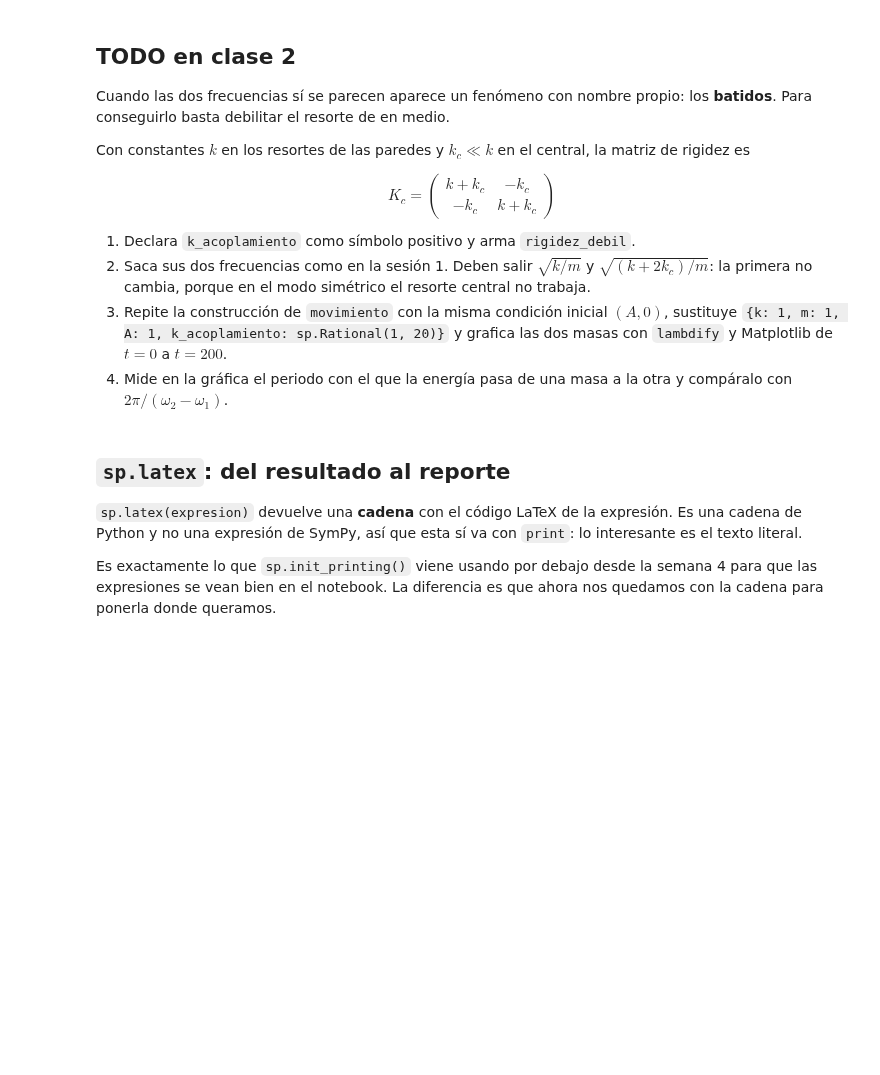
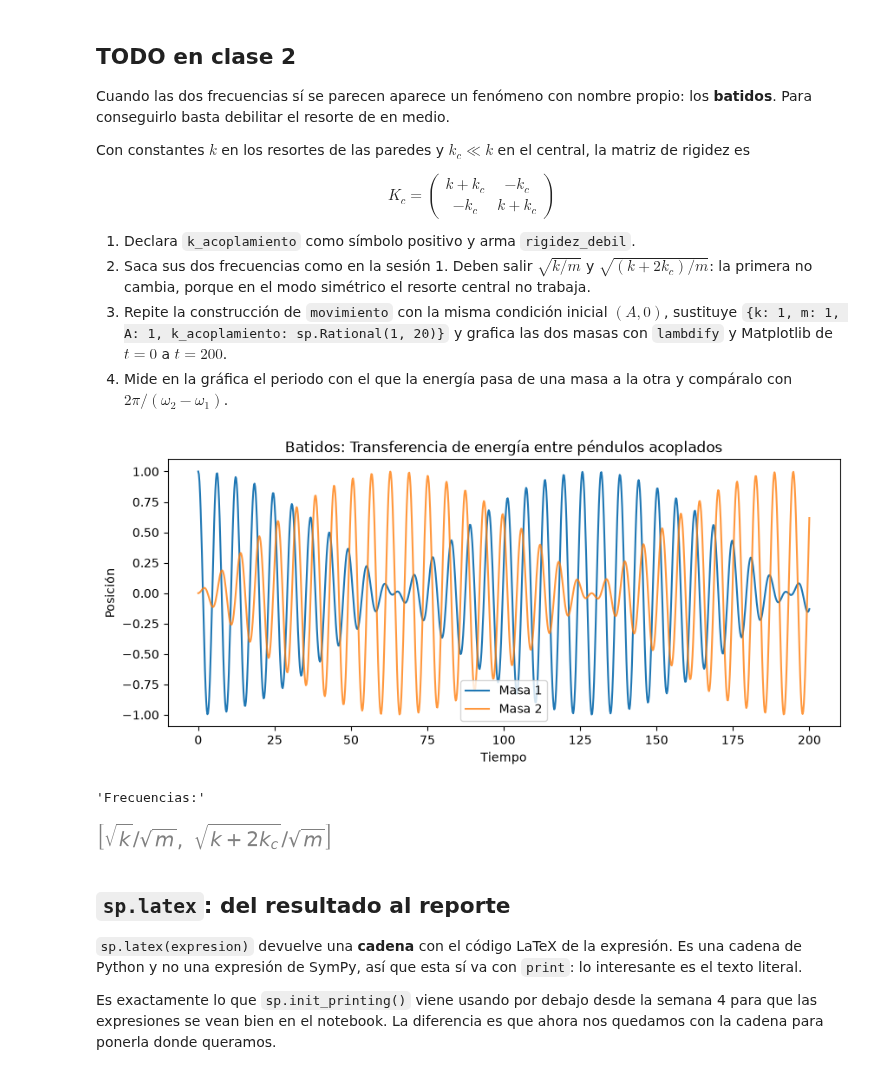
Before and after one commit to Eltiempo10/temas-selectos-fisica-computacional-1, a Jupyter notebook: semana-06/clase/semana-06-sesion-2-visualizacion-y-reportes.ipynb, the cells around one changed output. Saved outputs shown, nothing was run; the diff lists cells and outputs as text; code cells hidden in the pictures; blank space fills up the shorter version.

```diff
--- a/semana-06/clase/semana-06-sesion-2-visualizacion-y-reportes.ipynb
+++ b/semana-06/clase/semana-06-sesion-2-visualizacion-y-reportes.ipynb
@@ -257,12 +294,54 @@ $$K_c = \begin{pmatrix} k + k_c & -k_c \\ -k_c & k + k_c \end{pmatrix}$$
 4. Mide en la gráfica el periodo con el que la energía pasa de una masa a la
    otra y compáralo con $2\pi/(\omega_2 - \omega_1)$.
 # %%
-# TODO en clase: acoplamiento débil y batidos
-k_acoplamiento = ...
+# 0. Asegurar que todos los símbolos base existan en esta celda
+k, m, A = sp.symbols('k m A', positive=True)
+t = sp.symbols('t', real=True)
+lam = sp.symbols('lam') # el valor propio (lambda)
 
-rigidez_debil = ...
+# 1. Declaración de la constante de acoplamiento débil y la nueva matriz
+k_acoplamiento = sp.symbols('k_c', positive=True)
 
-frecuencias_debiles = ...
+rigidez_debil = sp.Matrix([
+    [k + k_acoplamiento, -k_acoplamiento],
+    [-k_acoplamiento,     k + k_acoplamiento]
+])
+
+# 2. Frecuencias (raíces cuadradas de los valores propios lam)
+secular_debil = sp.det(rigidez_debil - lam * sp.diag(m, m))
+valores_debiles = sp.solve(secular_debil, lam)
+frecuencias_debiles = [sp.sqrt(v) for v in valores_debiles]
+
+# 3. Construcción del movimiento para la condición (A, 0)
+w1, w2 = frecuencias_debiles
+x1 = (A / 2) * (sp.cos(w1 * t) + sp.cos(w2 * t))
+x2 = (A / 2) * (sp.cos(w1 * t) - sp.cos(w2 * t))
+
+# Sustituimos los valores numéricos cuidando de usar sp.Rational
+valores = {k: 1, m: 1, A: 1, k_acoplamiento: sp.Rational(1, 20)}
+x1_num = x1.subs(valores)
+x2_num = x2.subs(valores)
+
+# Convertimos a funciones de NumPy para graficar
+x1_func = sp.lambdify(t, x1_num, "numpy")
+x2_func = sp.lambdify(t, x2_num, "numpy")
+
+# Gráfica de t = 0 a t = 200
+tiempos = np.linspace(0, 200, 1000)
+fig, ax = plt.subplots(figsize=(10, 4))
+ax.plot(tiempos, x1_func(tiempos), label="Masa 1")
+ax.plot(tiempos, x2_func(tiempos), label="Masa 2", alpha=0.8)
+ax.set_xlabel("Tiempo")
+ax.set_ylabel("Posición")
+ax.set_title("Batidos: Transferencia de energía entre péndulos acoplados")
+ax.legend()
+plt.show()
+
+display("Frecuencias:", frecuencias_debiles)
+# %% [output]
+[figure, added]
+'Frecuencias:'
+[figure, added]
 # %% [markdown]
 ## `sp.latex`: del resultado al reporte
 
```
Also changed, not shown: parts of 12 cells of this notebook, 1 other file.
